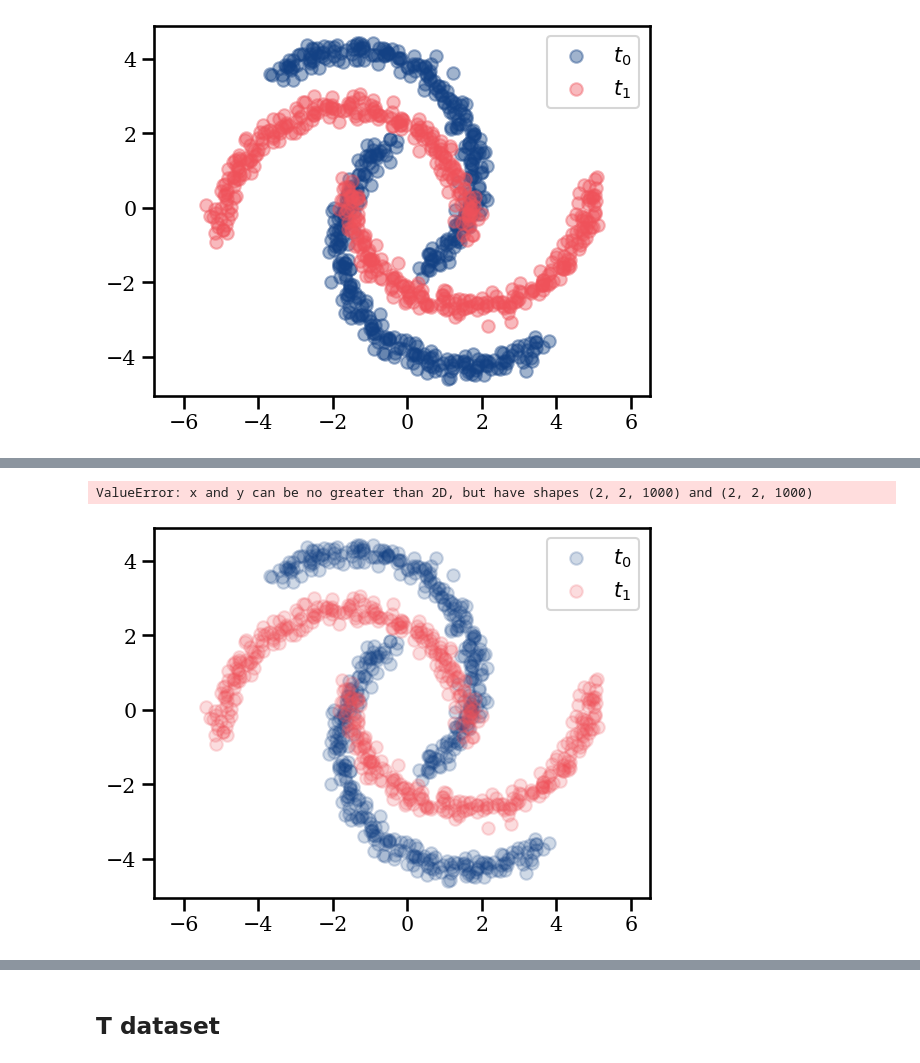
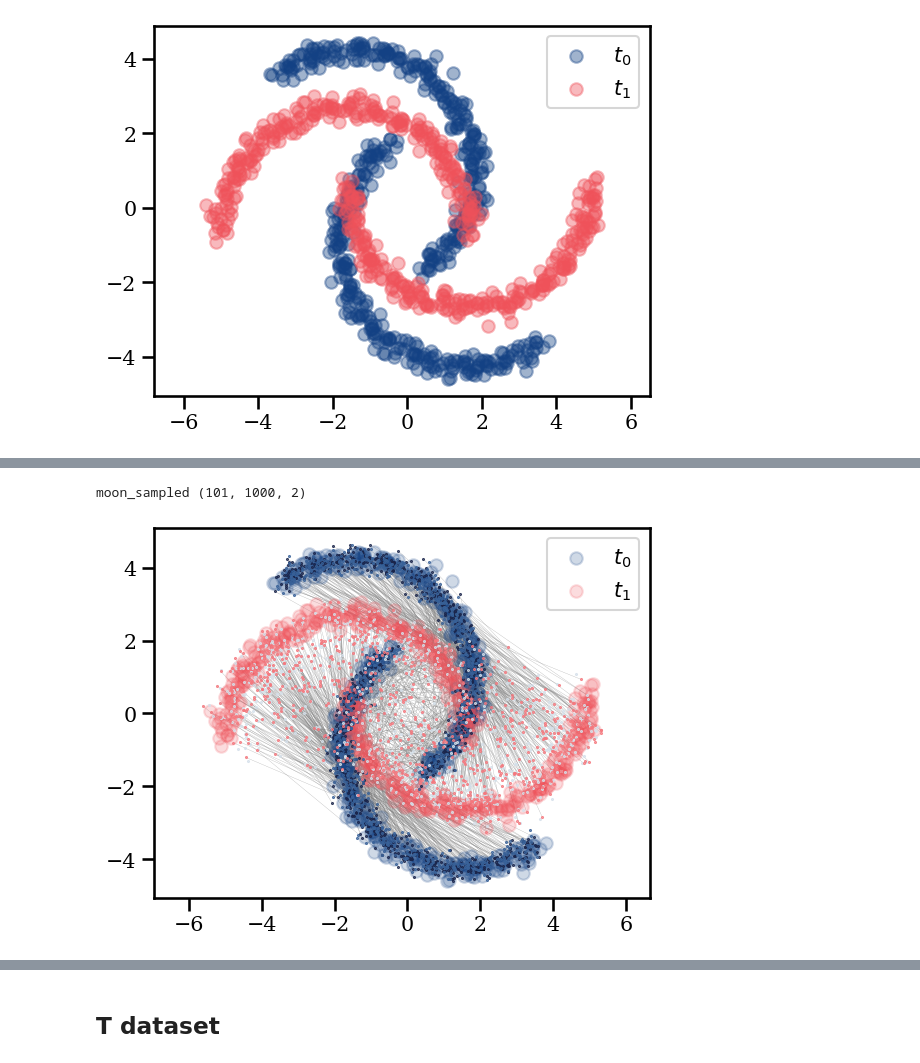
Before and after one commit to ArinaBelova/aligned_diffusion_bridges, a Jupyter notebook: toy/toy_experiments.ipynb, the cells around one changed output, grey strips where cells are left out. Drawn from its saved outputs; the diff is of its cells as text; code cells hidden in the pictures.

```diff
--- a/toy/toy_experiments.ipynb
+++ b/toy/toy_experiments.ipynb
@@ -14,7 +14,7 @@ The autoreload extension is already loaded. To reload it, use:
 # %% [markdown]
 ### Training
 # %%
-AlignExperiment.run("--dataset=moon  --h_dim=64  --n_layers=2  --n_epochs=10  --reg_weight=1.  --timestep_emb_dim=32  --in_dim=2 --out_dim=2  --diffusivity_schedule=fbb  --max_diffusivity=1.0 --H=.5 --K=3 --use_drift_in_doobs=True  --activation=silu").save("moon_silu")
+AlignExperiment.run("--dataset=moon  --h_dim=64  --n_layers=2  --n_epochs=20  --reg_weight=1.  --timestep_emb_dim=32  --in_dim=2 --out_dim=2  --diffusivity_schedule=fbb  --max_diffusivity=1.0 --H=.5 --K=0 --use_drift_in_doobs=True  --activation=silu").save("moon_silu")
 # %% [output]
 config {'data_dir': 'moon', 'log_dir': '../reproducibility/moon/model', 'config': None, 'task': 'synthetic', 'wandb_entity': None, 'group_name': None, 'wandb_mode': 'online', 'job_type': 'dev-train',  ...
 
@@ -90,12 +92,18 @@ if len(samples.shape) == 4:
 # %%
 plot_marginals(moon.get_marginals(), alpha=.2)
 
+
 moon_sampled = moon.sample(samples_num=1000, trials_num=2)
+
+if len(moon_sampled.shape) == 4:
+    moon_sampled = moon_sampled[:,:,:,0]
+
+print('moon_sampled',moon_sampled.shape)
 plot_matchings(*moon_sampled[[0,-1]])
 plot_multiple_marginals(moon_sampled[[0,1,-2,-1]], skip_step=1, alpha=.9)
 # %% [output]
-ValueError: x and y can be no greater than 2D, but have shapes (2, 2, 1000) and (2, 2, 1000)
+moon_sampled (101, 1000, 2)
-[figure, old version]
+[figure, new version]
 # %%
 plt.axis("off")
 plt.axis("equal")
```
Also changed, not shown: parts of 6 cells of this notebook, 10 other files.
